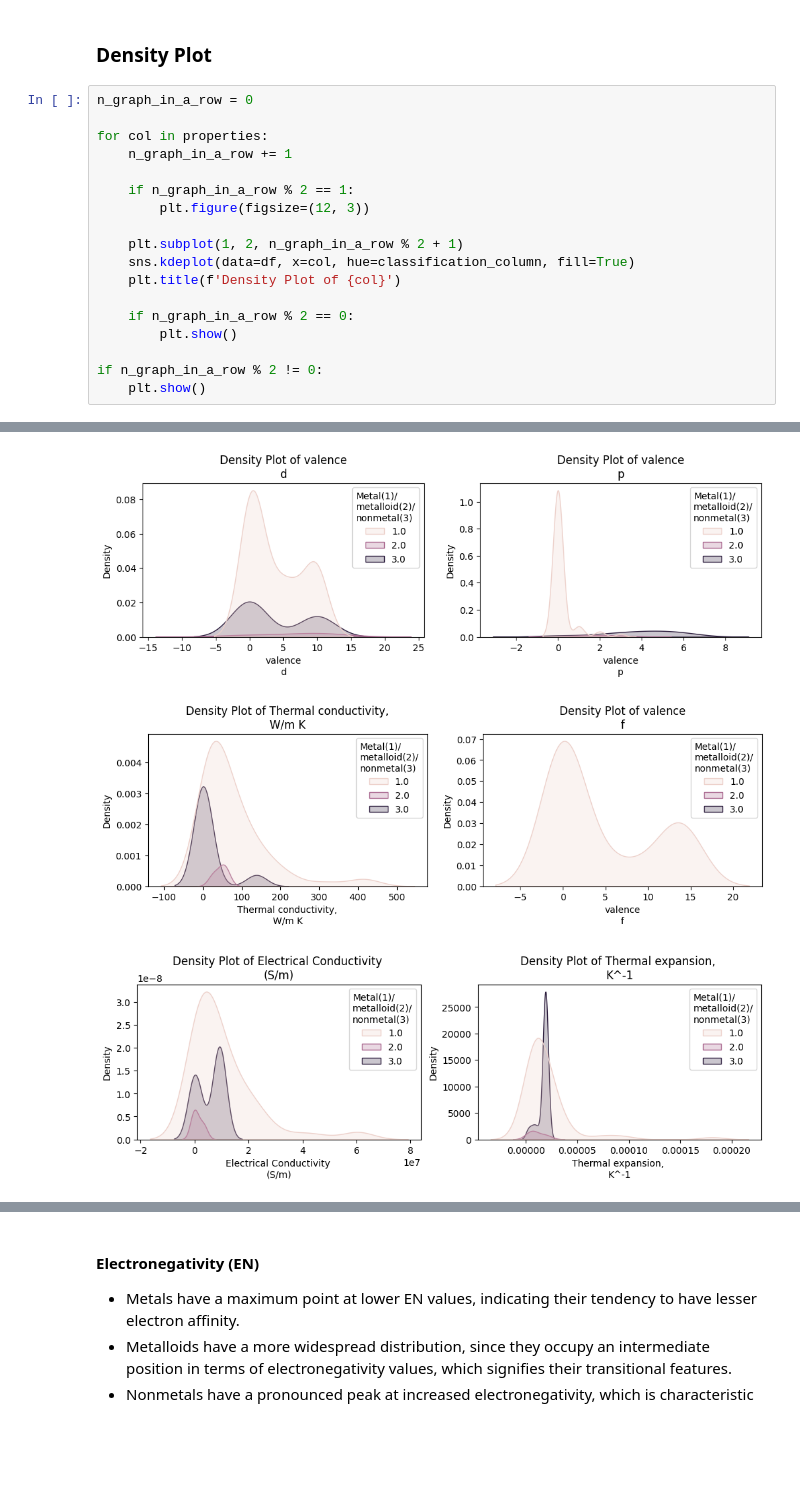
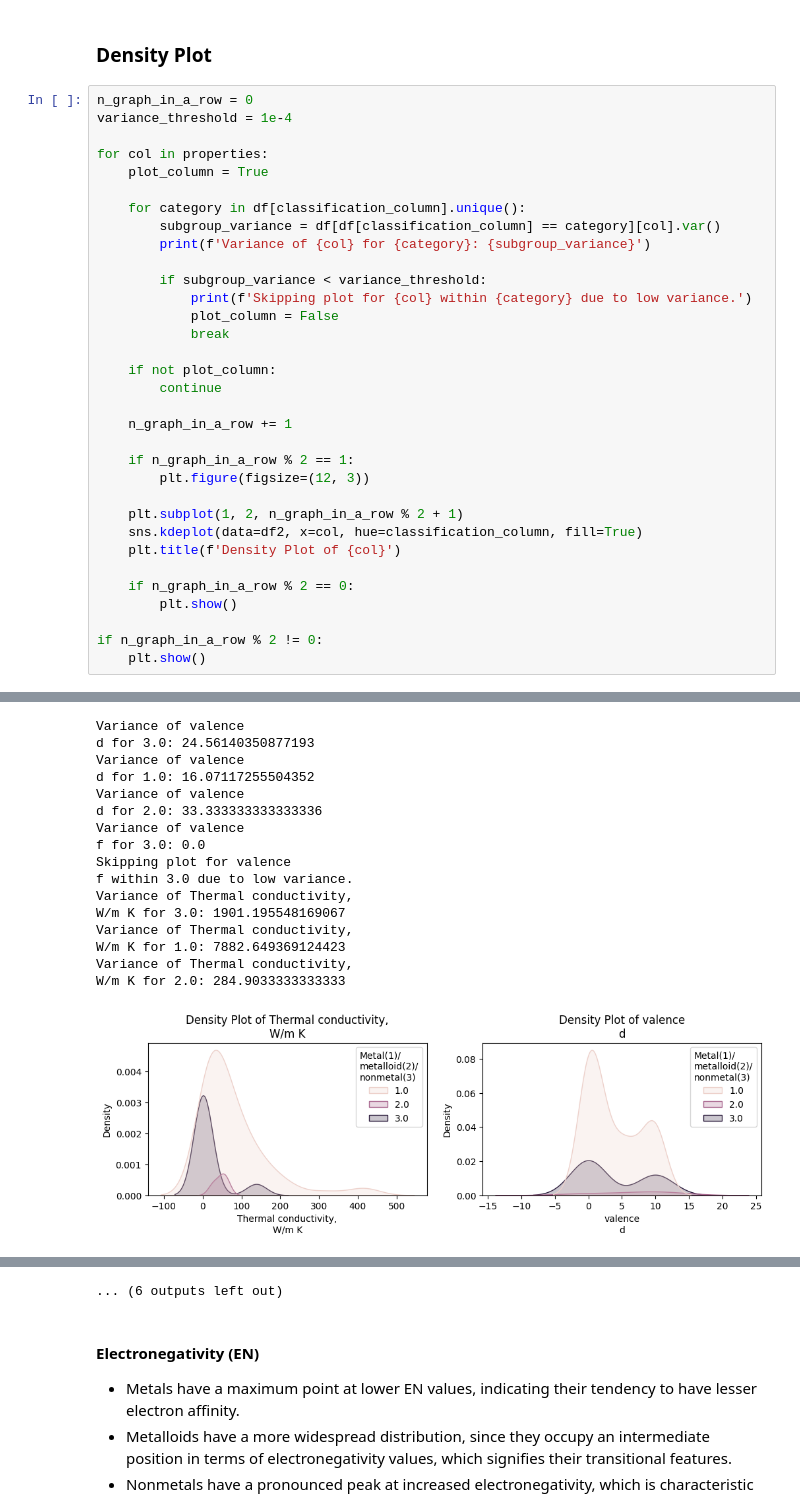
Before and after one commit to G180125/Research-Assessment-3, a Jupyter notebook: Research.ipynb, the cells around one changed output, grey strips where cells are left out. Cells and saved outputs as stored; diff of their text form; blank space fills up the shorter version.

Commit message:
fixing the density plot

```diff
--- a/Research.ipynb
+++ b/Research.ipynb
@@ -325,15 +331,30 @@ if n_graph_in_a_row % 2 != 0:
 ### Density Plot
 # %%
 n_graph_in_a_row = 0
+variance_threshold = 1e-4
 
 for col in properties:
+    plot_column = True
+
+    for category in df[classification_column].unique():
+        subgroup_variance = df[df[classification_column] == category][col].var()
+        print(f'Variance of {col} for {category}: {subgroup_variance}')
+
+        if subgroup_variance < variance_threshold:
+            print(f'Skipping plot for {col} within {category} due to low variance.')
+            plot_column = False
+            break
+
+    if not plot_column:
+        continue
+
     n_graph_in_a_row += 1
 
     if n_graph_in_a_row % 2 == 1:
         plt.figure(figsize=(12, 3))
 
     plt.subplot(1, 2, n_graph_in_a_row % 2 + 1)
-    sns.kdeplot(data=df, x=col, hue=classification_column, fill=True)
+    sns.kdeplot(data=df2, x=col, hue=classification_column, fill=True)
     plt.title(f'Density Plot of {col}')
 
     if n_graph_in_a_row % 2 == 0:
@@ -350,3 +439,17 @@ if n_graph_in_a_row % 2 != 0:
+Variance of valence
+d for 3.0: 24.56140350877193
+Variance of valence
+d for 1.0: 16.07117255504352
+Variance of valence
+d for 2.0: 33.333333333333336
+Variance of valence
+f for 3.0: 0.0
+Skipping plot for valence
+f within 3.0 due to low variance.
+Variance of Thermal conductivity,
+W/m K for 3.0: 1901.195548169067
+Variance of Thermal conductivity,
+W/m K for 1.0: 7882.649369124423
+Variance of Thermal conductivity,
+W/m K for 2.0: 284.9033333333333
-[figure, old version]
+[figure, new version]
-[figure, removed]
-[figure, removed]
@@ -355,3 +456,4 @@ if n_graph_in_a_row % 2 != 0:
+... (6 outputs left out)
 # %% [markdown]
 #### Electronegativity (EN)
 - Metals have a maximum point at lower EN values, indicating their tendency to have lesser electron affinity.
```
Also changed, not shown: parts of 9 cells of this notebook.
